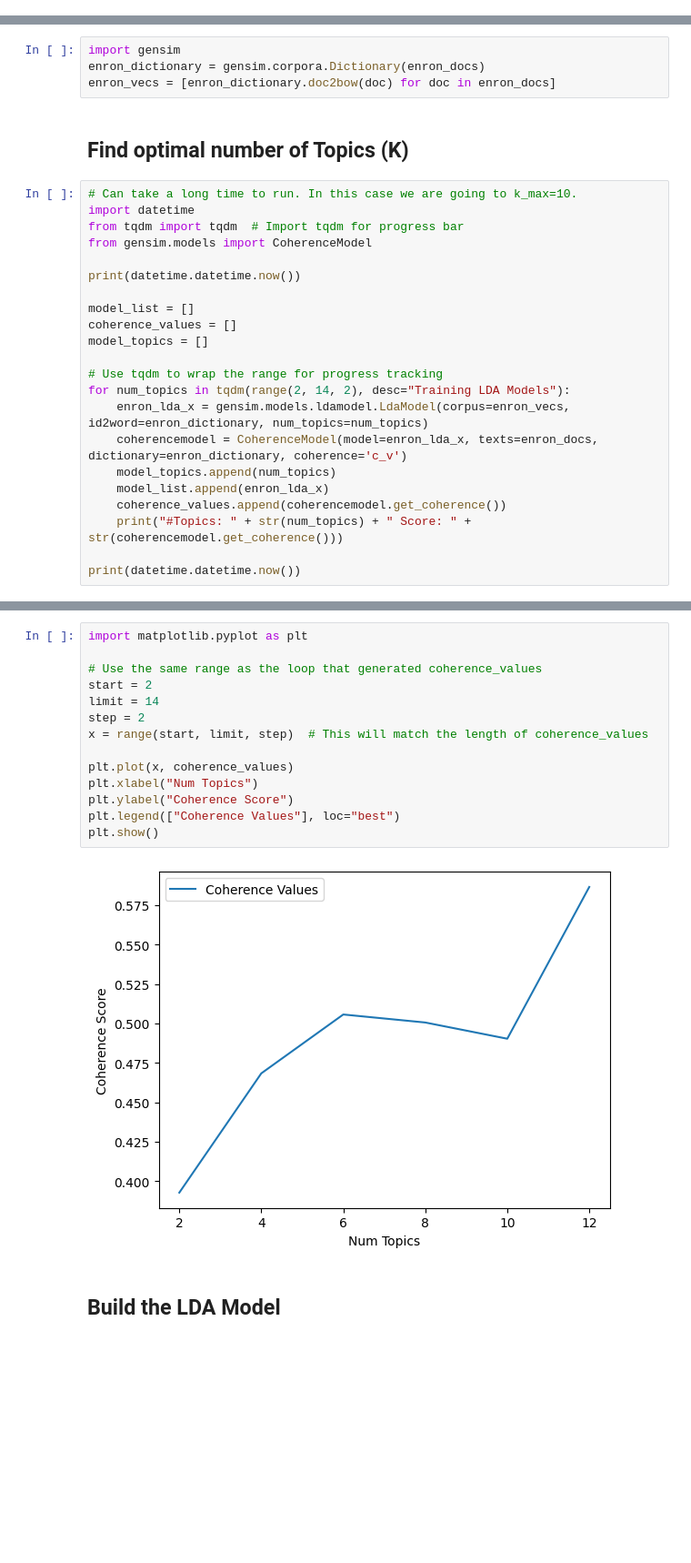
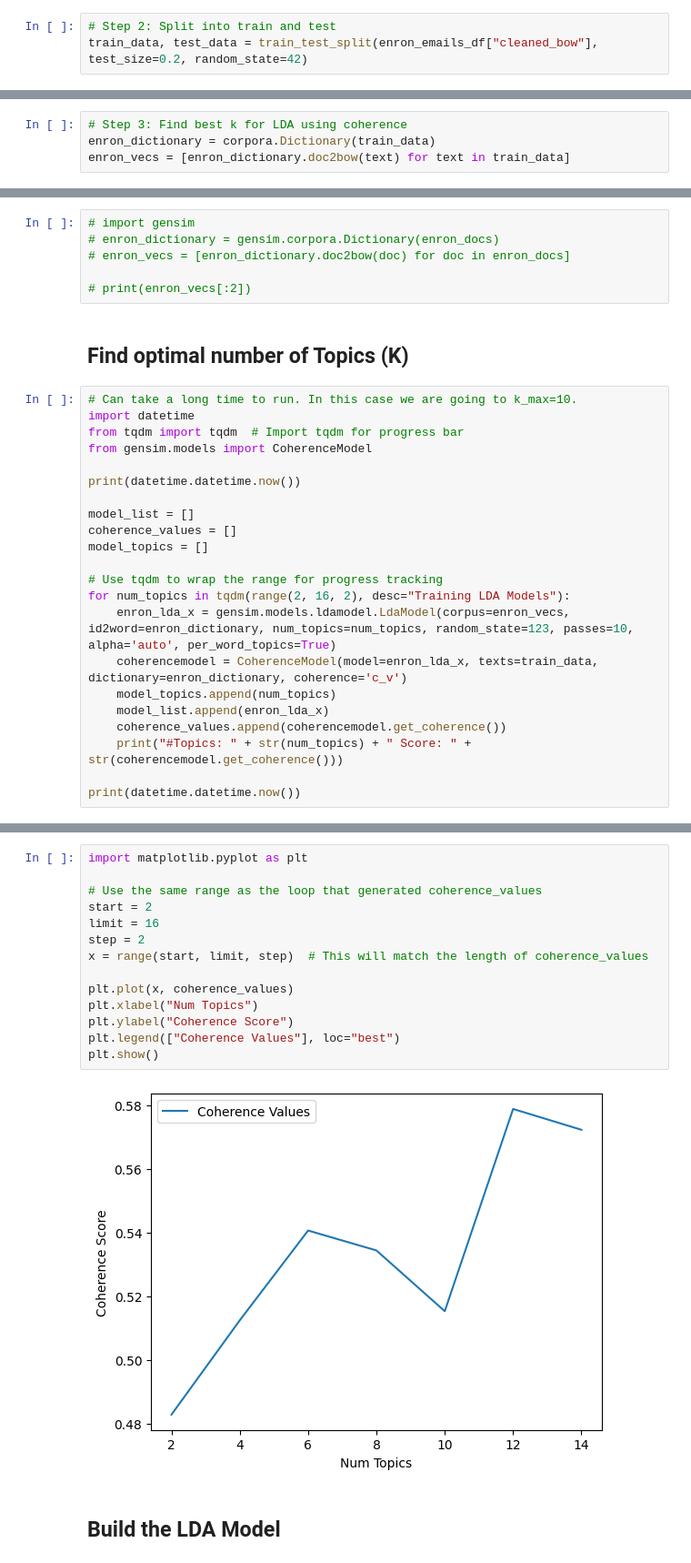
Before and after one commit to HanWeiOng/IS450G2, a Jupyter notebook: LDA/LDA3.ipynb, the cells around one changed output, grey strips where cells are left out. Shown: that part at 91% size. Saved outputs shown, nothing was run; the diff lists cells and outputs as text; blank space fills up the shorter version.

Commit message:
New LDA model with train-test split

```diff
--- a/LDA/LDA3.ipynb
+++ b/LDA/LDA3.ipynb
@@ -32,0 +68,3 @@ Name: BoW, dtype: object
+# %%
+# Step 2: Split into train and test
+train_data, test_data = train_test_split(enron_emails_df["cleaned_bow"], test_size=0.2, random_state=42)
@@ -32,0 +86,4 @@ Name: BoW, dtype: object
+# %%
+# Step 3: Find best k for LDA using coherence
+enron_dictionary = corpora.Dictionary(train_data)
+enron_vecs = [enron_dictionary.doc2bow(text) for text in train_data]
@@ -42,7 +101,9 @@ for row in enron_emails_df["BoW"]:
 # %%
-import gensim
-enron_dictionary = gensim.corpora.Dictionary(enron_docs)
-enron_vecs = [enron_dictionary.doc2bow(doc) for doc in enron_docs]
+# import gensim
+# enron_dictionary = gensim.corpora.Dictionary(enron_docs)
+# enron_vecs = [enron_dictionary.doc2bow(doc) for doc in enron_docs]
+
+# print(enron_vecs[:2])
 # %% [markdown]
 ## Find optimal number of Topics (K)
 # %%
@@ -58,9 +119,9 @@ coherence_values = []
 model_topics = []
 
 # Use tqdm to wrap the range for progress tracking
-for num_topics in tqdm(range(2, 14, 2), desc="Training LDA Models"):
-    enron_lda_x = gensim.models.ldamodel.LdaModel(corpus=enron_vecs, id2word=enron_dictionary, num_topics=num_topics)
-    coherencemodel = CoherenceModel(model=enron_lda_x, texts=enron_docs, dictionary=enron_dictionary, coherence='c_v')
+for num_topics in tqdm(range(2, 16, 2), desc="Training LDA Models"):
+    enron_lda_x = gensim.models.ldamodel.LdaModel(corpus=enron_vecs, id2word=enron_dictionary, num_topics=num_topics, random_state=123, passes=10, alpha='auto', per_word_topics=True)
+    coherencemodel = CoherenceModel(model=enron_lda_x, texts=train_data, dictionary=enron_dictionary, coherence='c_v')
     model_topics.append(num_topics)
     model_list.append(enron_lda_x)
     coherence_values.append(coherencemodel.get_coherence())
@@ -79,19 +141,19 @@ print(datetime.datetime.now())
 # %%
 import matplotlib.pyplot as plt
 
 # Use the same range as the loop that generated coherence_values
 start = 2
-limit = 14
+limit = 16
 step = 2
 x = range(start, limit, step)  # This will match the length of coherence_values
 
 plt.plot(x, coherence_values)
 plt.xlabel("Num Topics")
 plt.ylabel("Coherence Score")
 plt.legend(["Coherence Values"], loc="best")
 plt.show()
 # %% [output]
-[figure, old version]
+[figure, new version]
 # %% [markdown]
 ## Build the LDA Model
 # %%
```
Also changed, not shown: parts of 21 cells of this notebook, 6 other files.
